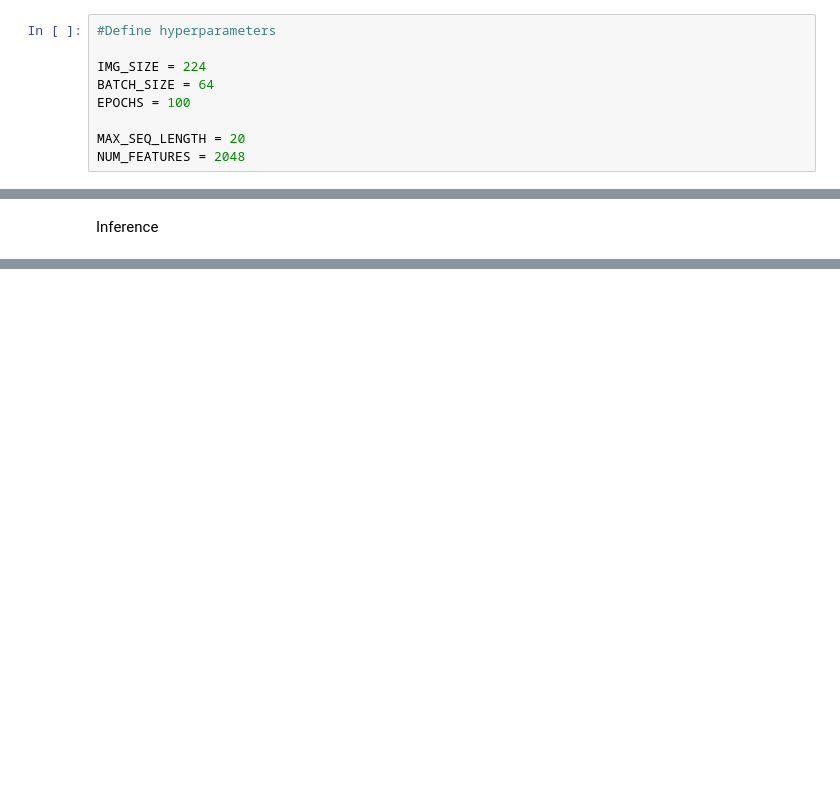
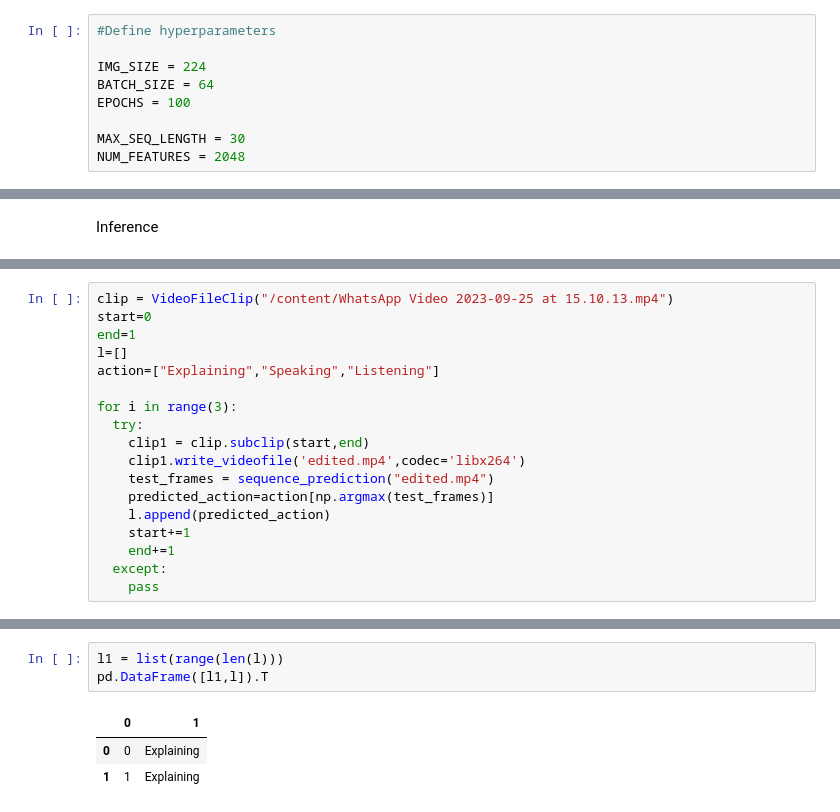
Before and after one commit to Nituhimani/MLcodebasics, a Jupyter notebook: Action_detection.ipynb, the cells around one changed output, grey strips where cells are left out. Saved outputs shown, nothing was run; the diff lists cells and outputs as text; blank space fills up the shorter version.

```diff
--- a/Action_detection.ipynb
+++ b/Action_detection.ipynb
@@ -233,7 +233,7 @@ IMG_SIZE = 224
 BATCH_SIZE = 64
 EPOCHS = 100
 
-MAX_SEQ_LENGTH = 20
+MAX_SEQ_LENGTH = 30
 NUM_FEATURES = 2048
 # %%
 def prepare_all_videos(df, root_dir):
@@ -443,0 +468,18 @@ HTML("""
+# %%
+clip = VideoFileClip("/content/WhatsApp Video 2023-09-25 at 15.10.13.mp4")
+start=0
+end=1
+l=[]
+action=["Explaining","Speaking","Listening"]
+
+for i in range(3):
+  try:
+    clip1 = clip.subclip(start,end)
+    clip1.write_videofile('edited.mp4',codec='libx264')
+    test_frames = sequence_prediction("edited.mp4")
+    predicted_action=action[np.argmax(test_frames)]
+    l.append(predicted_action)
+    start+=1
+    end+=1
+  except:
+    pass
@@ -443,0 +527,7 @@ HTML("""
+# %%
+l1 = list(range(len(l)))
+pd.DataFrame([l1,l]).T
+# %% [output]
+|  | 0 | 1 |
+| 0 | 0 | Explaining |
+| 1 | 1 | Explaining |
```
Also changed, not shown: parts of 17 cells of this notebook.
